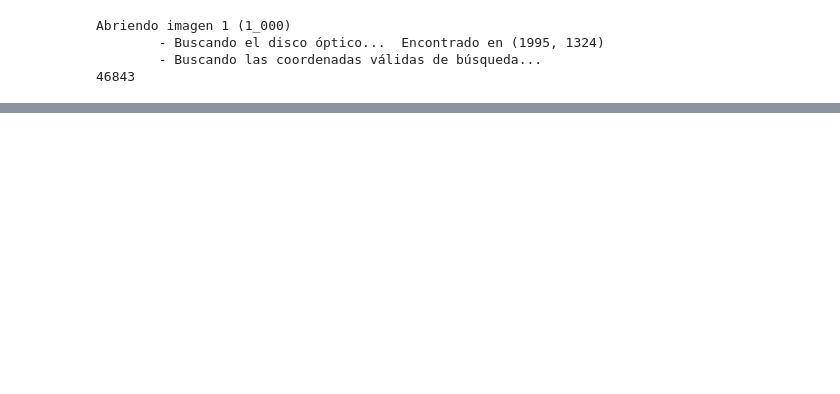
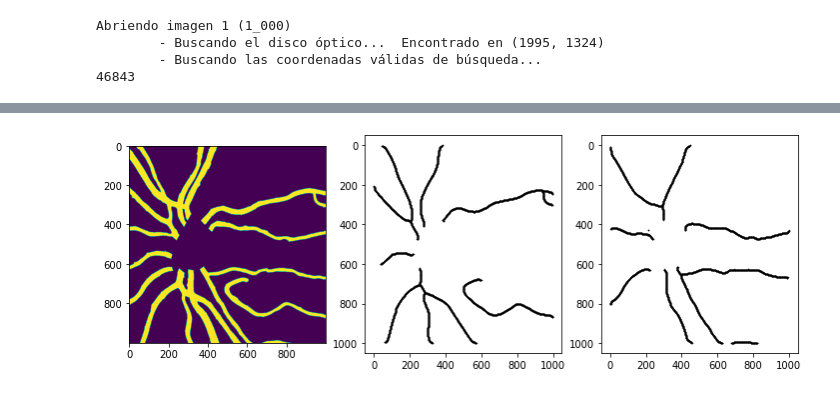
Before and after one commit to Lugiax/ojitos, a Jupyter notebook: automata_seguidor.ipynb, the cells around one changed output, grey strips where cells are left out. Cells and saved outputs as stored; diff of their text form; code cells hidden in the pictures; blank space fills up the shorter version.

```diff
--- a/automata_seguidor.ipynb
+++ b/automata_seguidor.ipynb
@@ -366,0 +352,14 @@ set()
+# %%
+gart.a_digraph()
+gven.a_digraph()
+gart.limpiar_ramas(40)
+gven.limpiar_ramas(40)
+
+
+f, axs = plt.subplots(1,3, figsize=(12,4))
+axs[0].imshow(preds[..., 0])
+gart.mostrar(plot_ax=axs[1])
+gven.mostrar(plot_ax=axs[2])
+plt.show()
+# %% [output]
+[figure, added]
```
Also changed, not shown: parts of 7 cells of this notebook, 4 other files.
